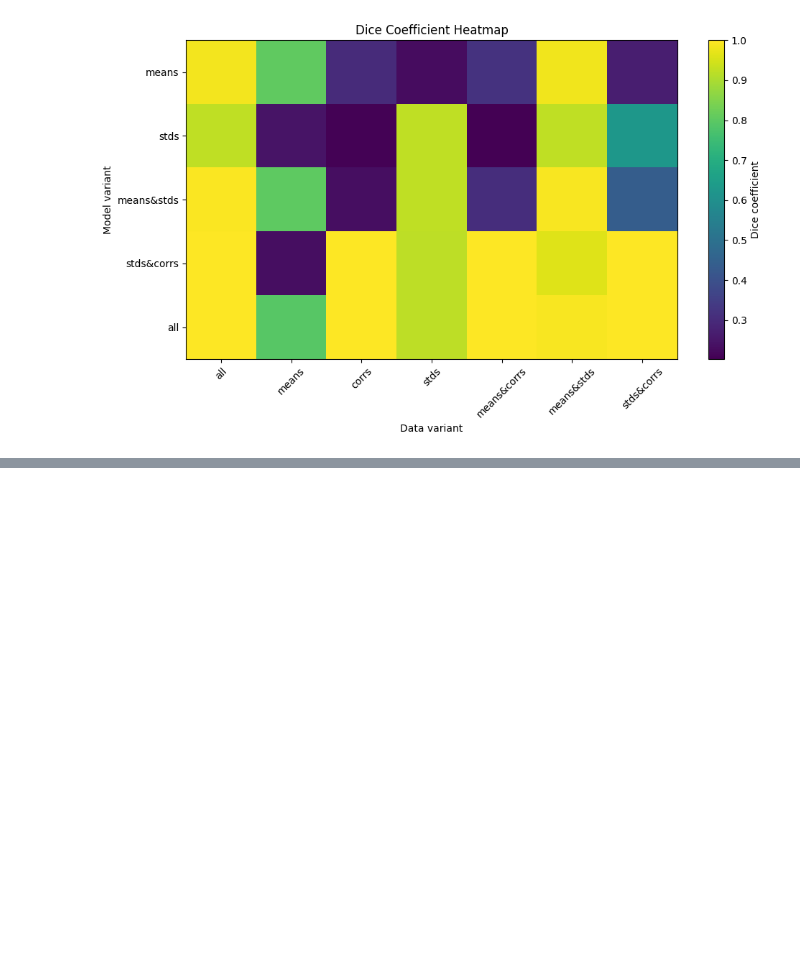
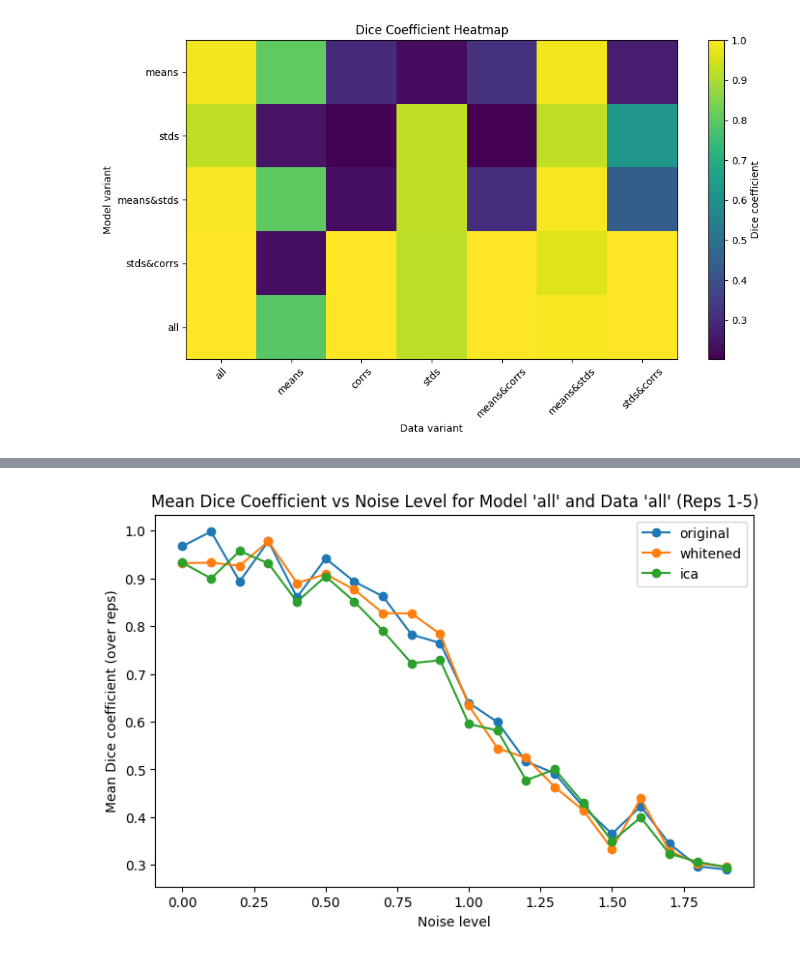
Before and after one commit to bengriffin3/osl-dynamics, a Jupyter notebook: osl_dynamics/simulation/hmm_hmm-mvn_BG.ipynb, the cells around one changed output, grey strips where cells are left out. Cells and saved outputs as stored; diff of their text form; code cells hidden in the pictures; blank space fills up the shorter version.

Commit message:
updated simulations

```diff
--- a/osl_dynamics/simulation/hmm_hmm-mvn_BG.ipynb
+++ b/osl_dynamics/simulation/hmm_hmm-mvn_BG.ipynb
@@ -920,8 +918,10 @@ import matplotlib.pyplot as plt
 from osl_dynamics.utils import plotting  # or however you import your plotting module
 
 # Define the keys for your simulated and inferred state time courses
-data_names = ['alpha', 'beta', 'gamma']
-model_names = ['alpha', 'beta', 'gamma']
+# data_names = ['alpha', 'beta', 'gamma']
+# model_names = ['alpha', 'beta', 'gamma']
+data_names = ['means', 'corrs', 'stds']
+model_names = ['means', 'corrs', 'stds']
 
 # Create a grid with 4 rows and 3 columns
 fig, axs = plt.subplots(nrows=4, ncols=3, figsize=(15, 10), sharex=True, sharey=True)
@@ -981,8 +981,10 @@ import matplotlib.pyplot as plt
 
 # Assume results is already defined from the analysis code, and keys are:
 # model_names = ['alpha', 'beta', 'gamma'] and data_names = ['alpha', 'beta', 'gamma']
-model_names = ['alpha', 'beta', 'gamma']
-data_names = ['alpha', 'beta', 'gamma']
+# model_names = ['alpha', 'beta', 'gamma']
+# data_names = ['alpha', 'beta', 'gamma']
+data_names = ['means', 'corrs', 'stds']
+model_names = ['means', 'corrs', 'stds']
 
 # Create a DataFrame with rows = simulated dataset type, columns = model type
 dice_grid = pd.DataFrame({
@@ -1261,0 +1378,88 @@ Dice Coefficient Matrix:
+# %%
+import os
+import pickle
+import numpy as np
+import matplotlib.pyplot as plt
+import re
+
+# Directory where result files are saved
+results_dir = "/well/win-fmrib-analysis/users/psz102/git_repos/osl-dynamics/examples/simulation/results_hmm_variants_with_noise"
+
+# Define expected processing types (and their plotting order)
+expected_proc = ['original', 'whitened', 'ica']
+
+# Define noise levels from 0 to 0.9 (float values for plotting)
+# noise_levels_float = [i/10 for i in range(10)]
+noise_levels_float = [i/10 for i in range(20)]
+# For filenames, noise values are formatted with an underscore instead of a dot
+noise_levels_str = [f"{x:.1f}".replace('.', '_') for x in noise_levels_float]
+
+# Initialize a dictionary to store dice coefficients.
+# Structure: dice_data[proc][noise_str] = list of dice_values (one per repetition)
+dice_data = {proc: {noise: [] for noise in noise_levels_str} for proc in expected_proc}
+
+# Compile a regex pattern to parse filenames.
+pattern = re.compile(
+    r"^results_(?P<model>[^_]+)_(?P<data>.+?)_(?P<proc>original|whitened|ica)_noise_(?P<noise>.+)_rep(?P<rep>\d+)\.pkl$"
+)
+
+# Loop over each file in the results directory.
+for fname in os.listdir(results_dir):
+    if not fname.endswith(".pkl"):
+        continue
+
+    m = pattern.match(fname)
+    if not m:
+        print(f"Filename did not match expected pattern: {fname}")
+        continue
+
+    # We only want files with model 'all' and data 'all'
+    if m.group("model") != "all" or m.group("data") != "all":
+        continue
+
+    proc_type = m.group("proc")  # Should be one of our expected_proc
+    noise_str  = m.group("noise") # e.g., "0_0", "0_1", ..., "0_9"
+    rep = int(m.group("rep"))
+
+    # Only process noise levels in our defined list and repetitions 1 to 5.
+    if noise_str not in noise_levels_str or rep not in range(1,20):
+        continue
+
+    # Load the result file and extract the dice coefficient.
+    with open(os.path.join(results_dir, fname), "rb") as f:
+        res = pickle.load(f)
+    dice_val = res.get("dice", np.nan)
+
+    # Save the dice value in the dictionary.
+    dice_data[proc_type][noise_str].append(dice_val)
+
+# Compute the mean dice for each processing type and noise level.
+mean_dice_data = {proc: [] for proc in expected_proc}
+for proc in expected_proc:
+    for noise_str in noise_levels_str:
+        values = dice_data[proc][noise_str]
+        if values:
+            mean_val = np.nanmean(values)
+        else:
+            mean_val = np.nan
+        mean_dice_data[proc].append(mean_val)
+
+# Plot the mean dice coefficient vs. noise level as a line graph.
+plt.figure(figsize=(8, 5))
+for proc in expected_proc:
+    plt.plot(noise_levels_float, mean_dice_data[proc], marker='o', label=proc)
+
+plt.xlabel("Noise level")
+plt.ylabel("Mean Dice coefficient (over reps)")
+plt.title("Mean Dice Coefficient vs Noise Level for Model 'all' and Data 'all' (Reps 1-5)")
+plt.legend()
+plt.grid(False)
+# Remove top and right spines
+ax.spines['top'].set_visible(False)
+ax.spines['right'].set_visible(False)
+# Set bottom and left spines to black
+ax.spines['bottom'].set_color('black')
+ax.spines['left'].set_color('black')
+plt.show()
+# %% [output]
+[figure, added]
```
Also changed, not shown: parts of 12 cells of this notebook, 3 other files.
